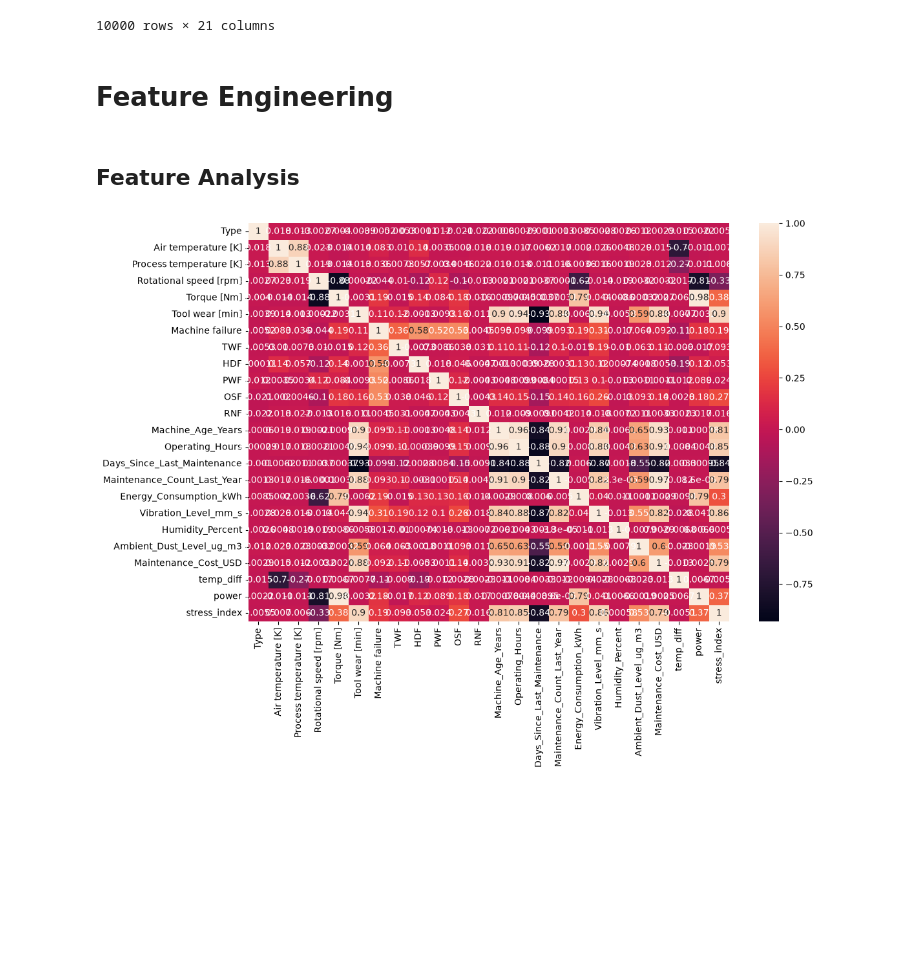
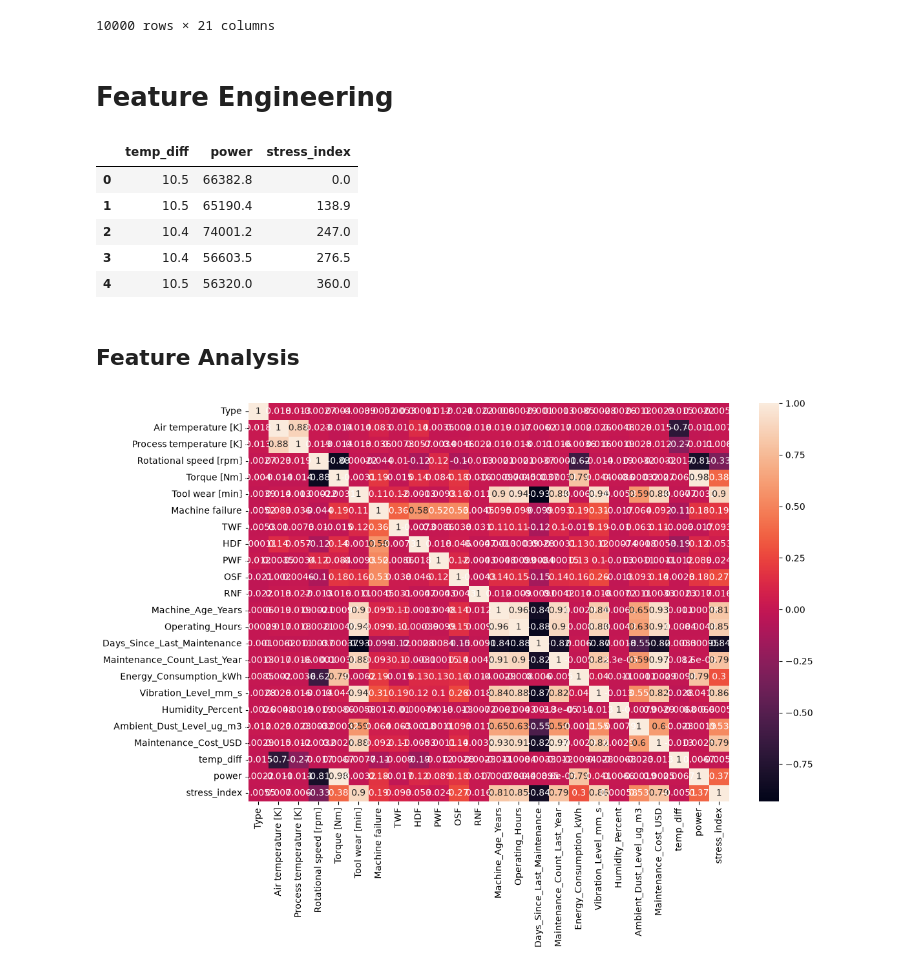
Before and after one commit to Anas-tp/DSML-project-, a Jupyter notebook: Notebooks/eda.ipynb, the cells around one changed output. Drawn from its saved outputs; the diff is of its cells as text; code cells hidden in the pictures; blank space fills up the shorter version.

```diff
--- a/Notebooks/eda.ipynb
+++ b/Notebooks/eda.ipynb
@@ -236,9 +236,18 @@ df
 # %%
 df['temp_diff'] = df['Process temperature [K]'] - df['Air temperature [K]']
 
 df['power'] = df['Torque [Nm]'] * df['Rotational speed [rpm]']
 
 df['stress_index'] = df['Torque [Nm]'] * df['Tool wear [min]']
+
+df[['temp_diff', 'power', 'stress_index']].head()
+# %% [output]
+|  | temp_diff | power | stress_index |
+| 0 | 10.5 | 66382.8 | 0.0 |
+| 1 | 10.5 | 65190.4 | 138.9 |
+| 2 | 10.4 | 74001.2 | 247.0 |
+| 3 | 10.4 | 56603.5 | 276.5 |
+| 4 | 10.5 | 56320.0 | 360.0 |
 # %% [markdown]
 ## Feature Analysis
 # %%
```
Also changed, not shown: parts of 4 cells of this notebook.
